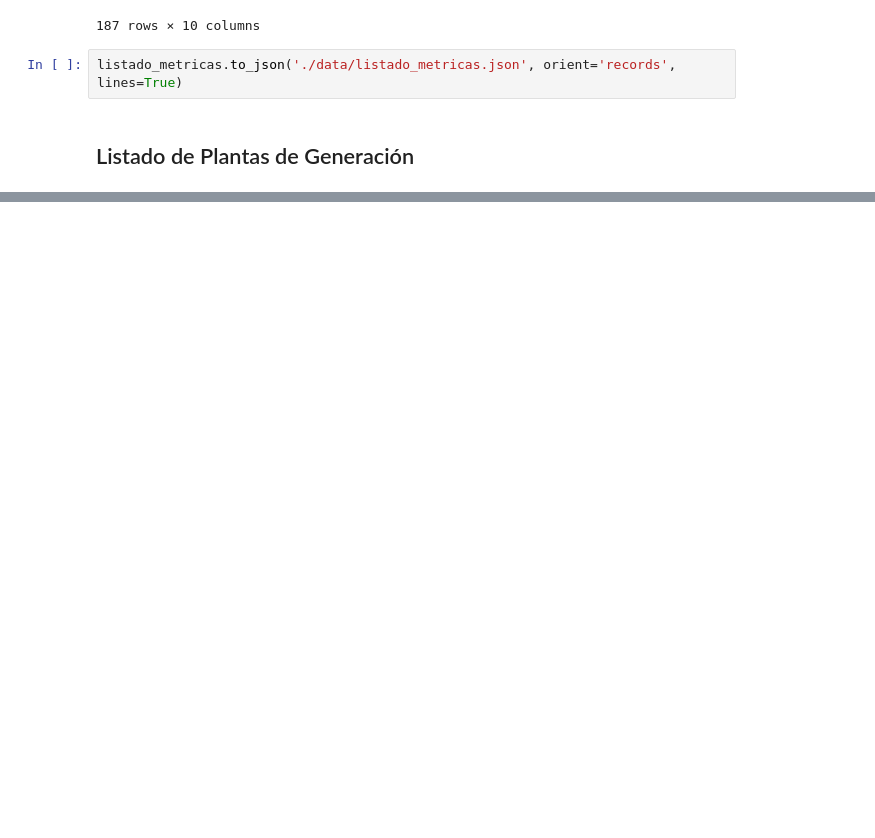
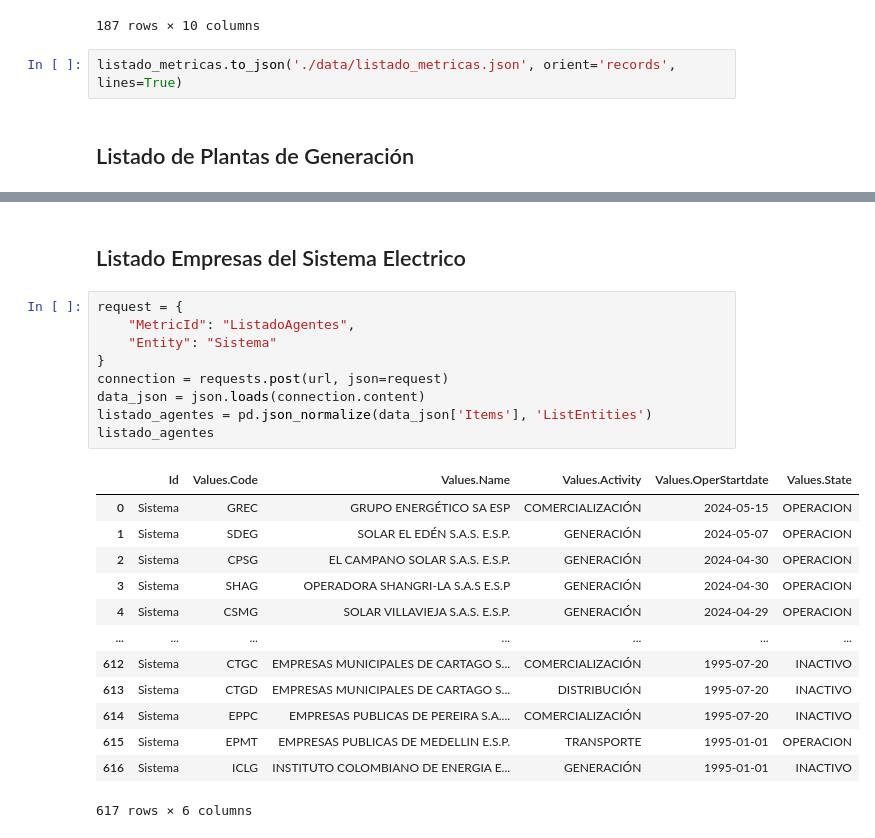
Before and after one commit to sistema-electrico-colombia/extraccion-datos-API, a Jupyter notebook: extraccion_datos_api_xm.ipynb, the cells around one changed output, grey strips where cells are left out. Saved outputs shown, nothing was run; the diff lists cells and outputs as text; blank space fills up the shorter version.

```diff
--- a/extraccion_datos_api_xm.ipynb
+++ b/extraccion_datos_api_xm.ipynb
@@ -82,0 +145,25 @@ listado_plantas.to_json('./data/listado_metricas.json', orient='records', lines=
+# %% [markdown]
+## Listado Empresas del Sistema Electrico
+# %%
+request = {
+    "MetricId": "ListadoAgentes",
+    "Entity": "Sistema"
+}
+connection = requests.post(url, json=request)
+data_json = json.loads(connection.content)
+listado_agentes = pd.json_normalize(data_json['Items'], 'ListEntities')
+listado_agentes
+# %% [output]
+|  | Id | Values.Code | Values.Name | Values.Activity | Values.OperStartdate | Values.State |
+| 0 | Sistema | GREC | GRUPO ENERGÉTICO SA ESP | COMERCIALIZACIÓN | 2024-05-15 | OPERACION |
+| 1 | Sistema | SDEG | SOLAR EL EDÉN S.A.S. E.S.P. | GENERACIÓN | 2024-05-07 | OPERACION |
+| 2 | Sistema | CPSG | EL CAMPANO SOLAR S.A.S. E.S.P. | GENERACIÓN | 2024-04-30 | OPERACION |
+| 3 | Sistema | SHAG | OPERADORA SHANGRI-LA S.A.S E.S.P | GENERACIÓN | 2024-04-30 | OPERACION |
+| 4 | Sistema | CSMG | SOLAR VILLAVIEJA S.A.S. E.S.P. | GENERACIÓN | 2024-04-29 | OPERACION |
+| ... | ... | ... | ... | ... | ... | ... |
+| 612 | Sistema | CTGC | EMPRESAS MUNICIPALES DE CARTAGO S... | COMERCIALIZACIÓN | 1995-07-20 | INACTIVO |
+| 613 | Sistema | CTGD | EMPRESAS MUNICIPALES DE CARTAGO S... | DISTRIBUCIÓN | 1995-07-20 | INACTIVO |
+| 614 | Sistema | EPPC | EMPRESAS PUBLICAS DE PEREIRA S.A.... | COMERCIALIZACIÓN | 1995-07-20 | INACTIVO |
+| 615 | Sistema | EPMT | EMPRESAS PUBLICAS DE MEDELLIN E.S.P. | TRANSPORTE | 1995-01-01 | OPERACION |
+| 616 | Sistema | ICLG | INSTITUTO COLOMBIANO DE ENERGIA E... | GENERACIÓN | 1995-01-01 | INACTIVO |
+617 rows × 6 columns
```
Also changed, not shown: parts of 11 cells of this notebook.
